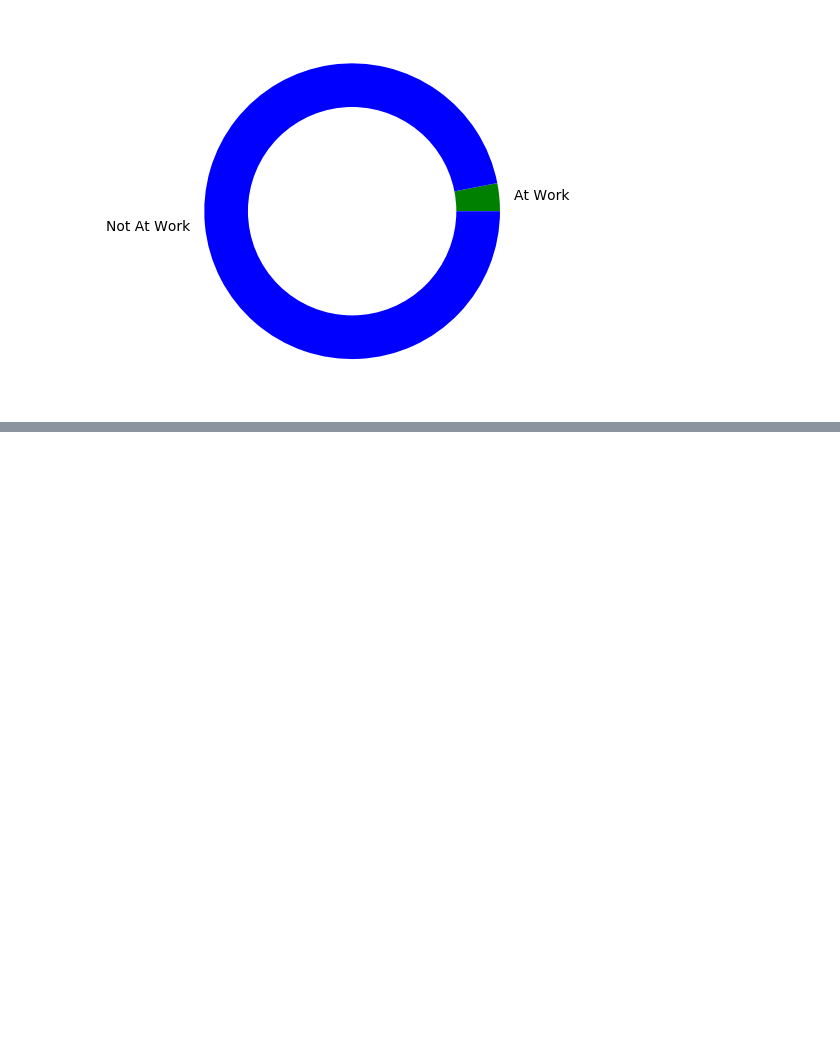
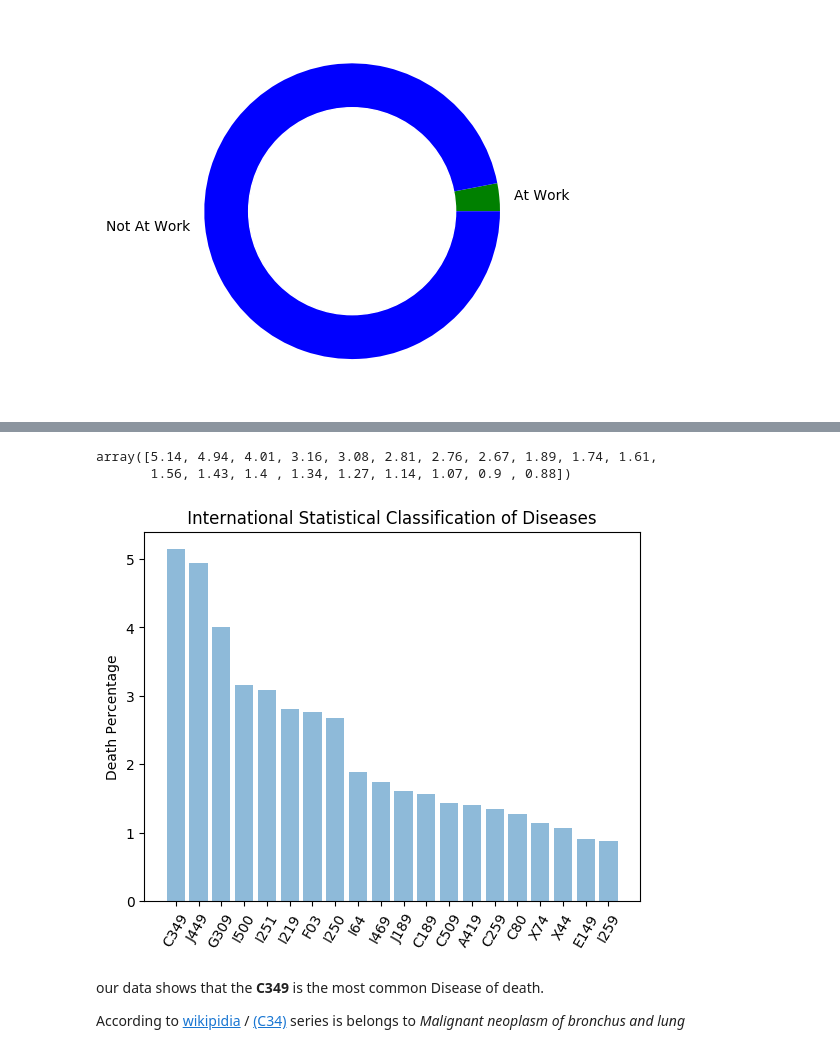
Before and after one commit to m-yasir/datascience-project, a Jupyter notebook: program.ipynb, the cells around one changed output, grey strips where cells are left out. Cells and saved outputs as stored; diff of their text form; code cells hidden in the pictures; blank space fills up the shorter version.

```diff
--- a/program.ipynb
+++ b/program.ipynb
@@ -581,0 +596,3 @@ plt.show()
+# %%
+icd10 = (df.ICD10.value_counts()/df.ICD10.shape[0]* 100)[0:20]
+icd10
@@ -581,0 +617,23 @@ plt.show()
+# %%
+icd10.values
+# %% [output]
+array([5.14, 4.94, 4.01, 3.16, 3.08, 2.81, 2.76, 2.67, 1.89, 1.74, 1.61,
+       1.56, 1.43, 1.4 , 1.34, 1.27, 1.14, 1.07, 0.9 , 0.88])
+# %%
+
+#objects = ('Married', 'Single', 'Widowed', 'Divorced', 'Unknown')
+y_pos = np.arange(len(icd10.index))
+#percentages = [marriedPer, singlePer, widowPer, divorcePer, unknownPer]
+
+plt.bar(y_pos, icd10.values, align='center', alpha=0.5)
+plt.xticks(y_pos, icd10.index, rotation=60)
+plt.ylabel('Death Percentage')
+plt.title(' International Statistical Classification of Diseases ')
+
+plt.show();
+# %% [output]
+[figure, added]
+# %% [markdown]
+our data shows that the **C349** is the most common Disease of death.
+
+According to [wikipidia](https://en.wikipedia.org/wiki/ICD-10_Chapter_II:_Neoplasms#(C30%E2%80%93C39)_Malignant_neoplasms,_respiratory_system_and_intrathoracic_organs) / [(C34)](https://en.wikipedia.org/wiki/Lung_cancer) series is belongs to *Malignant neoplasm of bronchus and lung*
```
Also changed, not shown: parts of 5 cells of this notebook.
